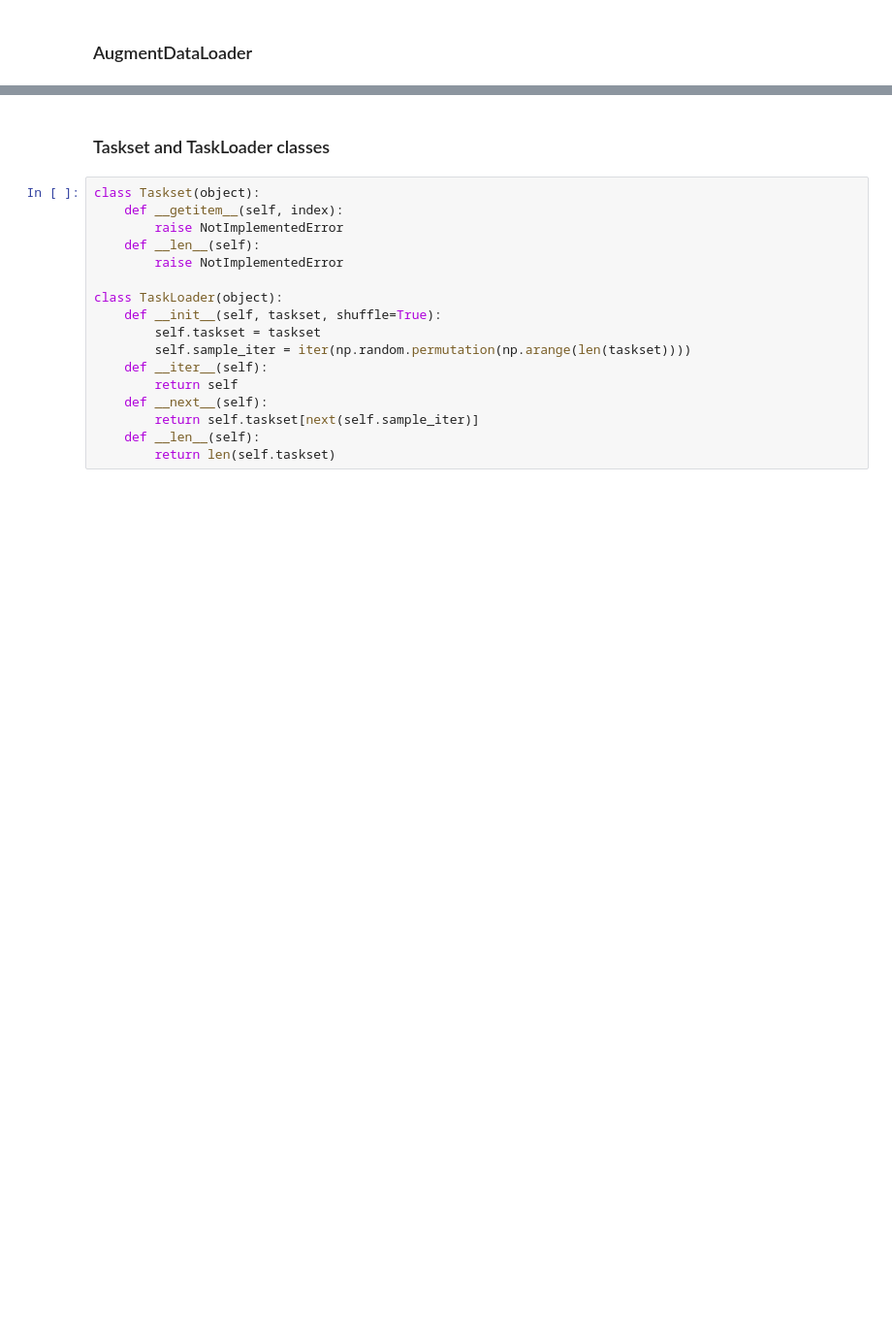
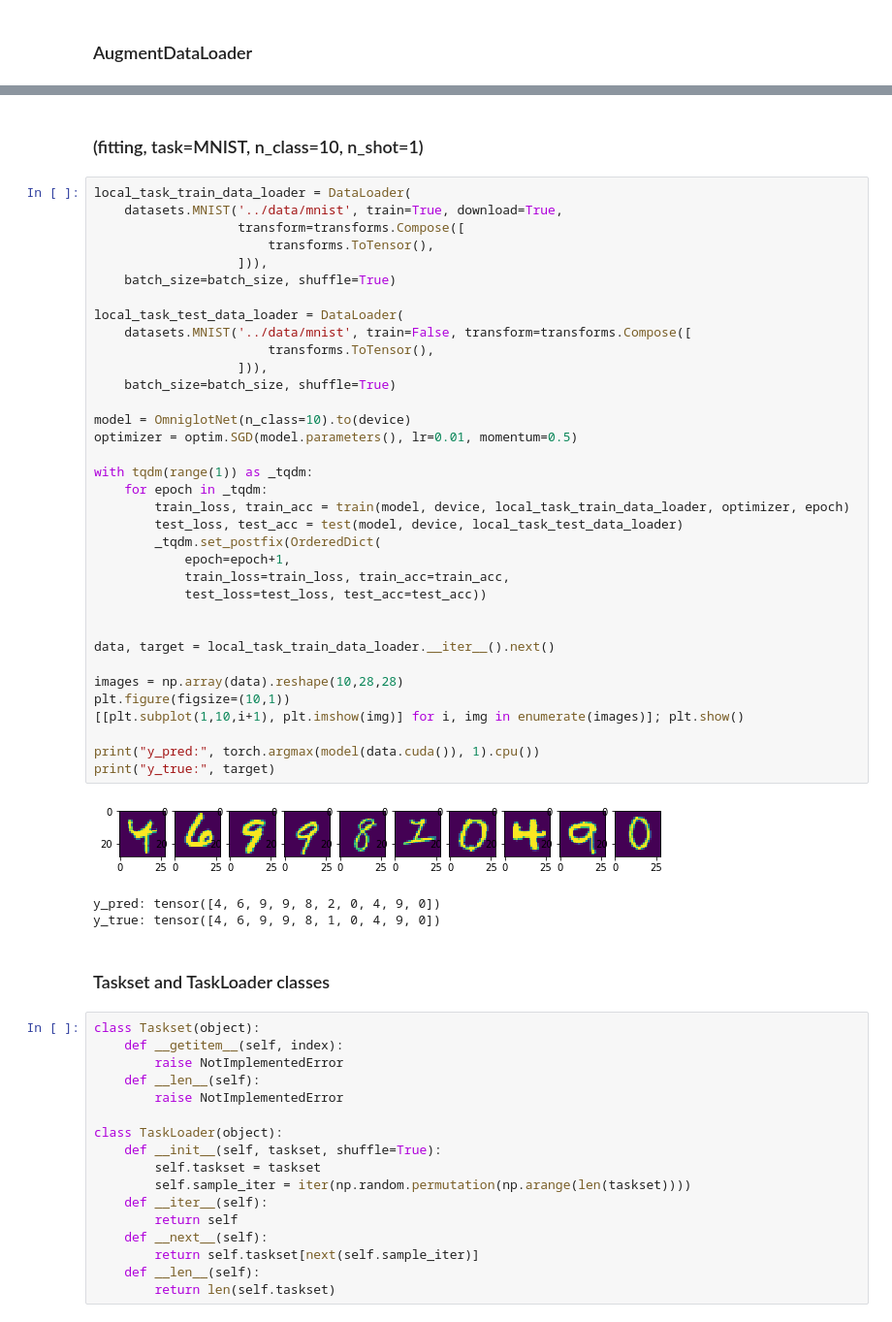
Before and after one commit to naruya/maml-pytorch, a Jupyter notebook: notebooks/maml.ipynb, the cells around one changed output, grey strips where cells are left out. Shown at 97% size. Saved outputs shown, nothing was run; the diff lists cells and outputs as text; blank space fills up the shorter version.

```diff
--- a/notebooks/maml.ipynb
+++ b/notebooks/maml.ipynb
@@ -339,3 +339,44 @@ y_true: tensor([1, 7, 2, 8, 3, 5, 9, 6, 0, 4])
+# %% [markdown]
+### (fitting, task=MNIST, n_class=10, n_shot=1)
+# %%
+local_task_train_data_loader = DataLoader(
+    datasets.MNIST('../data/mnist', train=True, download=True,
+                   transform=transforms.Compose([
+                       transforms.ToTensor(),
+                   ])),
+    batch_size=batch_size, shuffle=True)
+
+local_task_test_data_loader = DataLoader(
+    datasets.MNIST('../data/mnist', train=False, transform=transforms.Compose([
+                       transforms.ToTensor(),
+                   ])),
+    batch_size=batch_size, shuffle=True)
+
+model = OmniglotNet(n_class=10).to(device)
+optimizer = optim.SGD(model.parameters(), lr=0.01, momentum=0.5)
+
+with tqdm(range(1)) as _tqdm:
+    for epoch in _tqdm:
+        train_loss, train_acc = train(model, device, local_task_train_data_loader, optimizer, epoch)
+        test_loss, test_acc = test(model, device, local_task_test_data_loader)
+        _tqdm.set_postfix(OrderedDict(
+            epoch=epoch+1,
+            train_loss=train_loss, train_acc=train_acc,
+            test_loss=test_loss, test_acc=test_acc))
+
+
+data, target = local_task_train_data_loader.__iter__().next()
+
+images = np.array(data).reshape(10,28,28)
+plt.figure(figsize=(10,1))
+[[plt.subplot(1,10,i+1), plt.imshow(img)] for i, img in enumerate(images)]; plt.show()
+
+print("y_pred:", torch.argmax(model(data.cuda()), 1).cpu())
+print("y_true:", target)
+# %% [output]
+[figure, added]
+y_pred: tensor([4, 6, 9, 9, 8, 2, 0, 4, 9, 0])
+y_true: tensor([4, 6, 9, 9, 8, 1, 0, 4, 9, 0])
 # %% [markdown]
 ### Taskset and TaskLoader classes
 # %%
```
Also changed, not shown: parts of 9 cells of this notebook, 4 other files.
